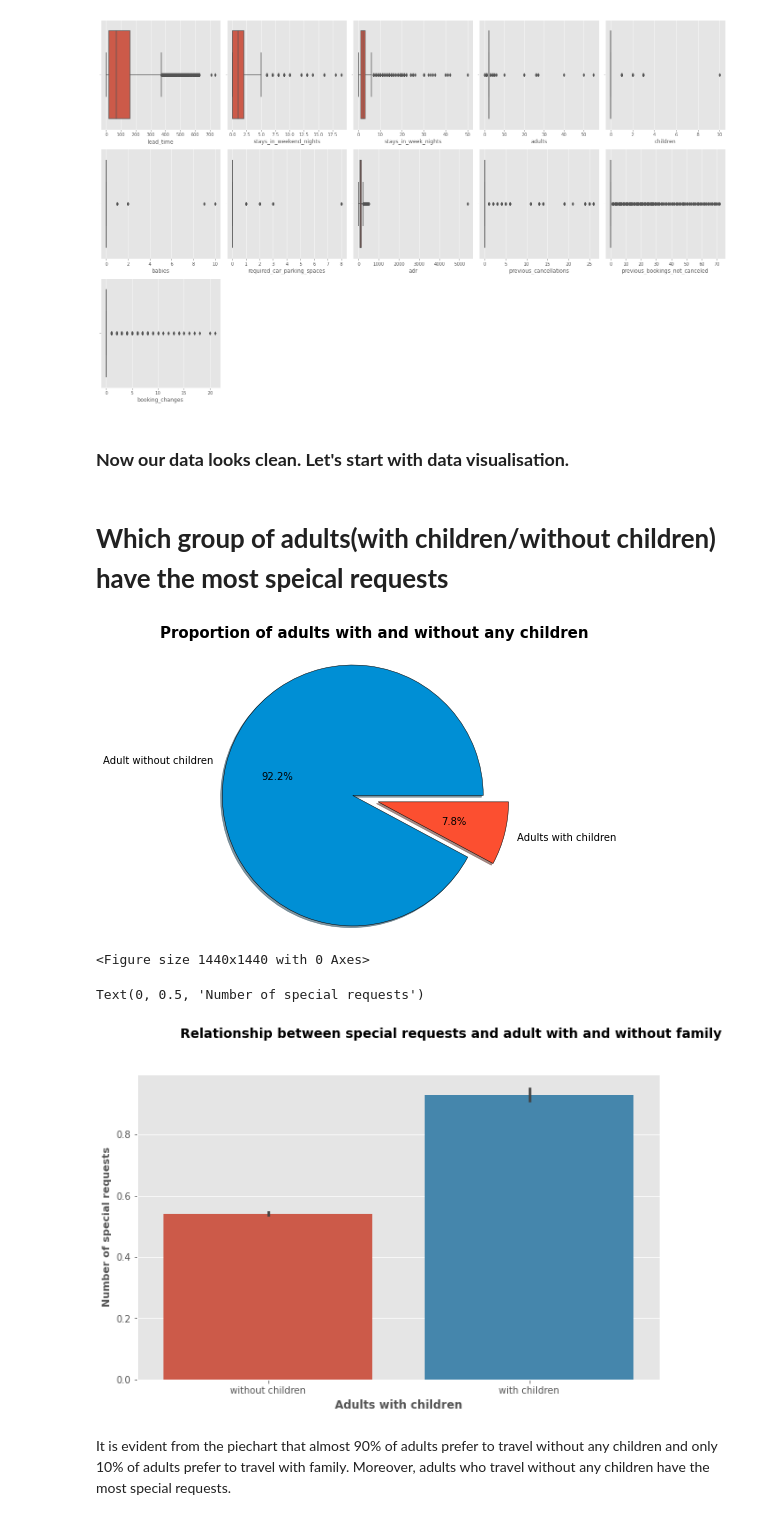
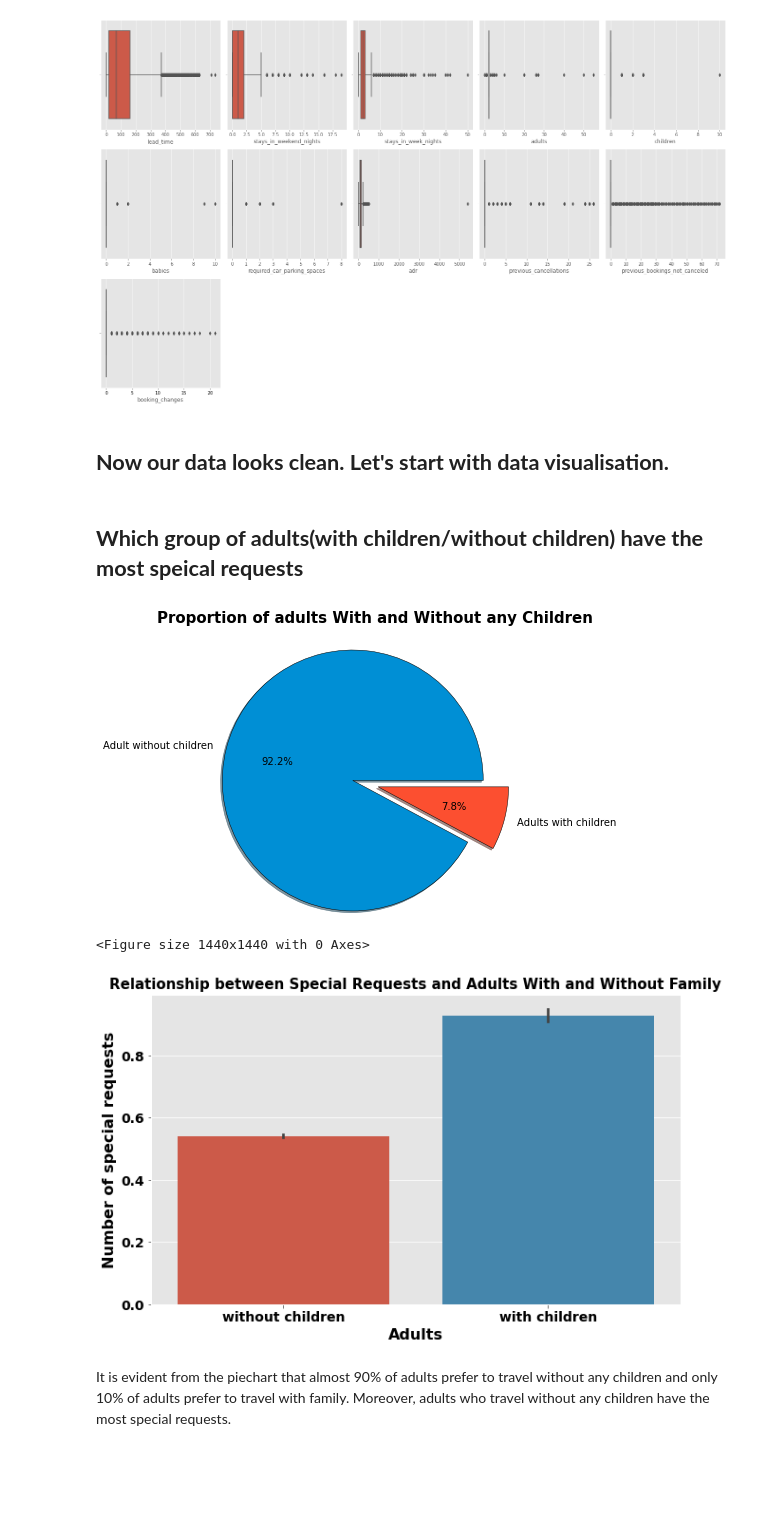
Before and after one commit to Kushan1001/Hotel-booking-data-analysis, a Jupyter notebook: Hotel_Booking_Analysis(Compiled).ipynb, the cells around one changed output. Cells and saved outputs as stored; diff of their text form; code cells hidden in the pictures; blank space fills up the shorter version.

```diff
--- a/Hotel_Booking_Analysis(Compiled).ipynb
+++ b/Hotel_Booking_Analysis(Compiled).ipynb
@@ -156,9 +161,9 @@ hotel_df = hotel_df.loc[hotel_df['babies'] < 4]
 hotel_df = hotel_df.loc[hotel_df['required_car_parking_spaces'] < 5]
 hotel_df = hotel_df.loc[hotel_df['adr'] < 1000]
 # %% [markdown]
-### **Now our data looks clean. Let's start with  data visualisation.**
+## **Now our data looks clean. Let's start with  data visualisation.**
 # %% [markdown]
-# **Which group of adults(with children/without children) have the most speical requests**
+## **Which group of adults(with children/without children) have the most speical requests**
 # %%
 #creating a new column of adults with children to check weather adults prefer to travel solo or with children/babies
 
@@ -183,25 +188,26 @@ colors = ['#008fd5','#fc4f30']
 plt.pie(hotel_df['adults_with_children'].value_counts(), wedgeprops={'edgecolor':'black'},autopct='%1.1f%%',
         explode = explode, labels = labels, colors = colors,radius = 1.5, shadow = 'True')
 
-plt.title('Proportion of adults with and without any children', fontweight = 'bold', fontsize = 15 ,x = 0.6, y = 1.2)
+plt.title('Proportion of adults With and Without any Children', fontweight = 'bold', fontsize = 15 ,x = 0.6, y = 1.2)
 
 plt.figure(figsize = (20,20))
 
-plt.tight_layout()
+plt.tight_layout();
 # %% [output]
-[figure, old version]
+[figure, new version]
 <Figure size 1440x1440 with 0 Axes>
 # %%
 #checking which group of adults has the more speical requests
 plt.figure(figsize=(10,6))
 bar_chart = (sns.barplot(data = hotel_df, x = 'adults_with_children', y = 'total_of_special_requests')
-            .set_title('Relationship between special requests and adult with and without family', fontweight = 'bold' ,size = 14, x= 0.6, y= 1.1))
+            .set_title('Relationship between Special Requests and Adults With and Without Family', fontweight = 'bold', color = 'black' ,size = 15, x= 0.5, y= 1))
 
-plt.xlabel('Adults with children', fontweight = 'bold', size = 12)
-plt.ylabel('Number of special requests', fontweight = 'bold', size = 11)
+plt.xlabel('Adults', fontweight = 'bold', color = 'black', size = 16)
+plt.ylabel('Number of special requests', fontweight = 'bold', color = 'black', size = 16)
+plt.xticks(color = 'black', fontweight = 'bold', size = 14)
+plt.yticks(color = 'black',fontweight = 'bold',size = 14);
 # %% [output]
-Text(0, 0.5, 'Number of special requests')
-[figure, old version]
+[figure, new version]
 # %% [markdown]
 It is evident from the piechart that almost 90% of adults prefer to travel without any children and only 10% of adults prefer to travel with family. Moreover, adults who travel without any children have the most special requests.
 # %% [markdown]
```
Also changed, not shown: parts of 111 cells of this notebook.
